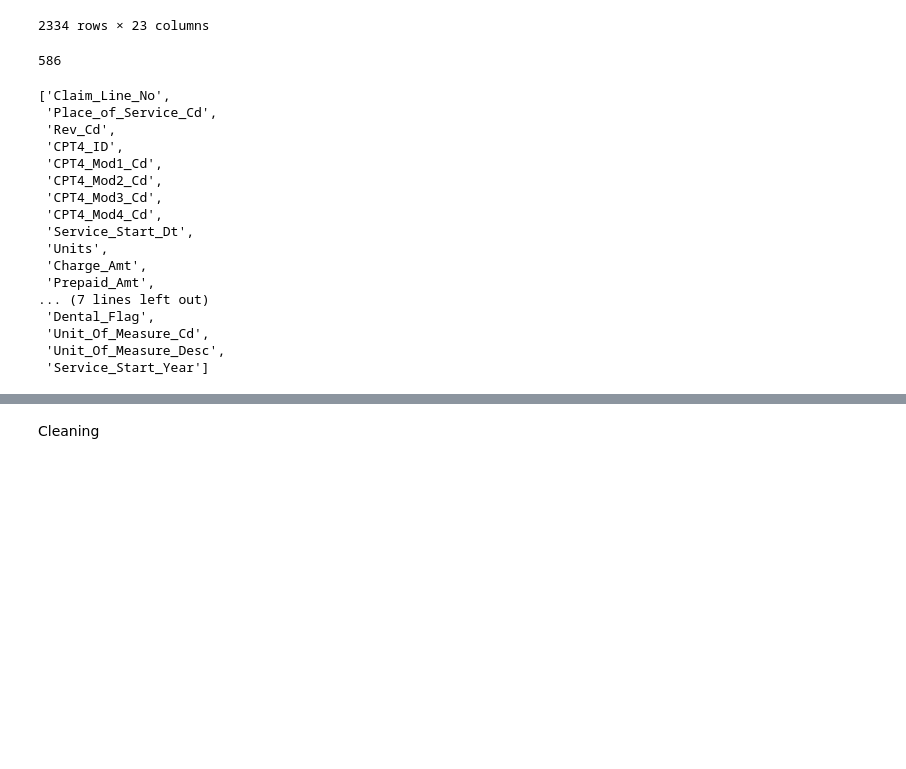
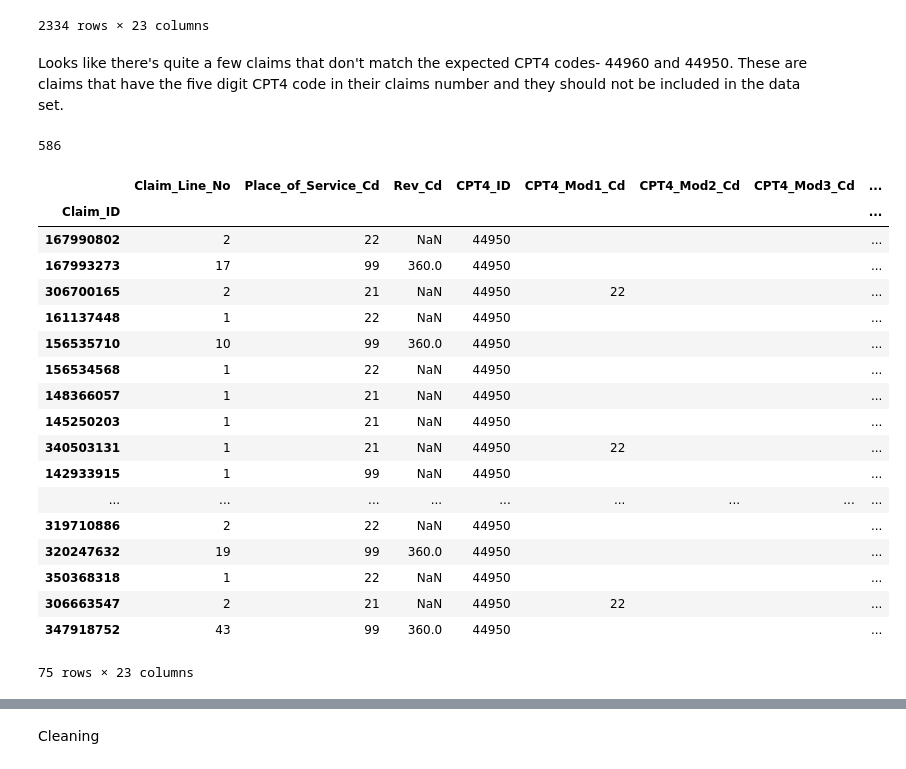
Before and after one commit to jlhewitt/Healthcare-Claim-Analysis, a Jupyter notebook: Save_For_Later/Data_Pipeline.ipynb, the cells around one changed output, grey strips where cells are left out. Saved outputs shown, nothing was run; the diff lists cells and outputs as text; code cells hidden in the pictures; blank space fills up the shorter version.

Commit message:
with Data

```diff
--- a/Save_For_Later/Data_Pipeline.ipynb
+++ b/Save_For_Later/Data_Pipeline.ipynb
@@ -33,27 +44,35 @@ claims_data_df
 | 347918752 | 43 | 99 | 360.0 | 44950 |  |  |  | ... |
 | 171244950 | 1 | 99 | NaN | E0601 | RR |  |  | ... |
 2334 rows × 23 columns
-# %%
-claims_data_df['CPT4_ID'].nunique()
-# %% [output]
-586
-# %%
-list(claims_data_df1.columns.values)
-# %% [output]
-['Claim_Line_No',
- 'Place_of_Service_Cd',
- 'Rev_Cd',
- 'CPT4_ID',
- 'CPT4_Mod1_Cd',
- 'CPT4_Mod2_Cd',
- 'CPT4_Mod3_Cd',
- 'CPT4_Mod4_Cd',
- 'Service_Start_Dt',
- 'Units',
- 'Charge_Amt',
- 'Prepaid_Amt',
-... (7 lines left out)
- 'Dental_Flag',
- 'Unit_Of_Measure_Cd',
- 'Unit_Of_Measure_Desc',
- 'Service_Start_Year']
+# %% [markdown]
+Looks like there's quite a few claims that don't match the expected CPT4 codes- 44960 and 44950. These are claims that have the five digit CPT4 code in their claims number and they should not be included in the data set.
+# %%
+#Confirm that there are more than the expected number of CPT4 codes
+claims_data_df['CPT4_ID'].nunique()
+# %% [output]
+586
+# %%
+#Narrow down the DataFrame to the data points we care about
+claims_data_df
+claims_data_df1 = claims_data_df[claims_data_df['CPT4_ID'] == ('44950')]
+claims_data_df1
+# %% [output]
+|  | Claim_Line_No | Place_of_Service_Cd | Rev_Cd | CPT4_ID | CPT4_Mod1_Cd | CPT4_Mod2_Cd | CPT4_Mod3_Cd | ... |
+| Claim_ID |  |  |  |  |  |  |  | ... |
+| 167990802 | 2 | 22 | NaN | 44950 |  |  |  | ... |
+| 167993273 | 17 | 99 | 360.0 | 44950 |  |  |  | ... |
+| 306700165 | 2 | 21 | NaN | 44950 | 22 |  |  | ... |
+| 161137448 | 1 | 22 | NaN | 44950 |  |  |  | ... |
+| 156535710 | 10 | 99 | 360.0 | 44950 |  |  |  | ... |
+| 156534568 | 1 | 22 | NaN | 44950 |  |  |  | ... |
+| 148366057 | 1 | 21 | NaN | 44950 |  |  |  | ... |
+| 145250203 | 1 | 21 | NaN | 44950 |  |  |  | ... |
+| 340503131 | 1 | 21 | NaN | 44950 | 22 |  |  | ... |
+| 142933915 | 1 | 99 | NaN | 44950 |  |  |  | ... |
+| ... | ... | ... | ... | ... | ... | ... | ... | ... |
+| 319710886 | 2 | 22 | NaN | 44950 |  |  |  | ... |
+| 320247632 | 19 | 99 | 360.0 | 44950 |  |  |  | ... |
+| 350368318 | 1 | 22 | NaN | 44950 |  |  |  | ... |
+| 306663547 | 2 | 21 | NaN | 44950 | 22 |  |  | ... |
+| 347918752 | 43 | 99 | 360.0 | 44950 |  |  |  | ... |
+75 rows × 23 columns
```
Also changed, not shown: parts of 10 cells of this notebook.
